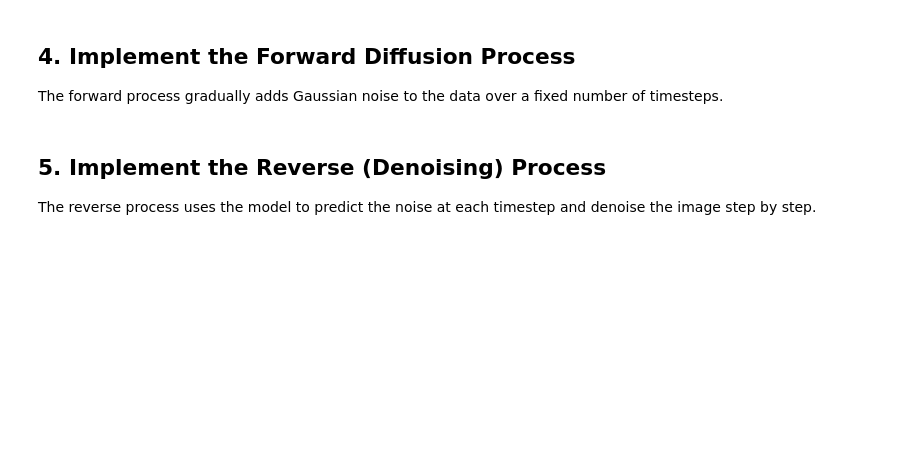
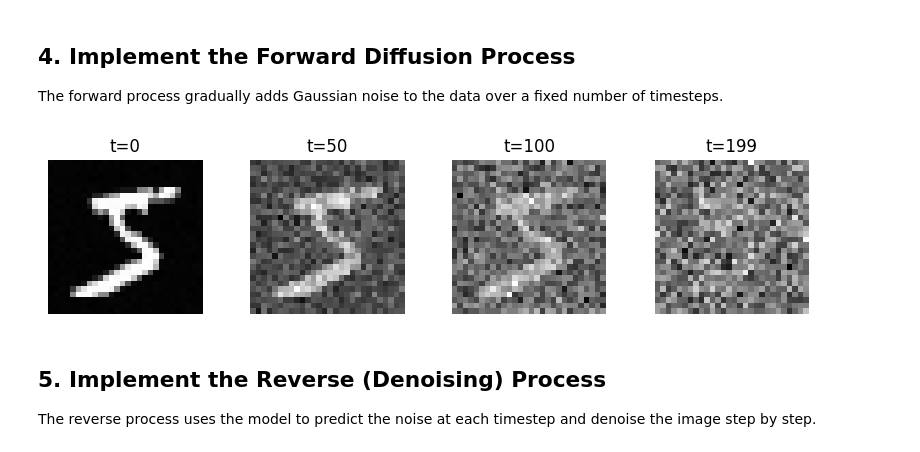
Before and after one commit to ramayer/Elucidated-Diffusion-Model-vibe-coded, a Jupyter notebook: diffusion_model_demo.ipynb, the cells around one changed output. Saved outputs shown, nothing was run; the diff lists cells and outputs as text; code cells hidden in the pictures; blank space fills up the shorter version.

```diff
--- a/diffusion_model_demo.ipynb
+++ b/diffusion_model_demo.ipynb
@@ -99,29 +142,31 @@ The forward process gradually adds Gaussian noise to the data over a fixed numbe
 # %%
 # Forward diffusion process
 T = 200  # Number of diffusion steps
 beta_start = 1e-4
 beta_end = 0.02
 betas = torch.linspace(beta_start, beta_end, T)
 alphas = 1. - betas
 alpha_bars = torch.cumprod(alphas, dim=0)
 
 def q_sample(x_start, t, noise=None):
     if noise is None:
         noise = torch.randn_like(x_start)
     sqrt_alpha_bar = alpha_bars[t].sqrt().view(-1, 1, 1, 1)
     sqrt_one_minus_alpha_bar = (1 - alpha_bars[t]).sqrt().view(-1, 1, 1, 1)
     return sqrt_alpha_bar * x_start + sqrt_one_minus_alpha_bar * noise
 
 # Visualize noisy images at different timesteps
-x = examples[:4]
+x = torch.stack(examples[:4])  # Convert the list of tensors to a single tensor
 timesteps = torch.tensor([0, T//4, T//2, T-1])
-noisy_imgs = [q_sample(x, torch.full((x.size(0),), t, dtype=torch.long)) for t in timesteps]
+noisy_imgs = [q_sample(x, t.repeat(x.size(0)), noise=None) for t in timesteps]  # Repeat t for the batch size
 fig, axes = plt.subplots(1, 4, figsize=(10, 2))
 for i, img in enumerate(noisy_imgs):
     axes[i].imshow(img[0].squeeze().numpy(), cmap='gray')
     axes[i].set_title(f"t={timesteps[i].item()}")
     axes[i].axis('off')
 plt.show()
+# %% [output]
+[figure, added]
 # %% [markdown]
 ## 5. Implement the Reverse (Denoising) Process
 
```
Also changed, not shown: parts of 8 cells of this notebook.
